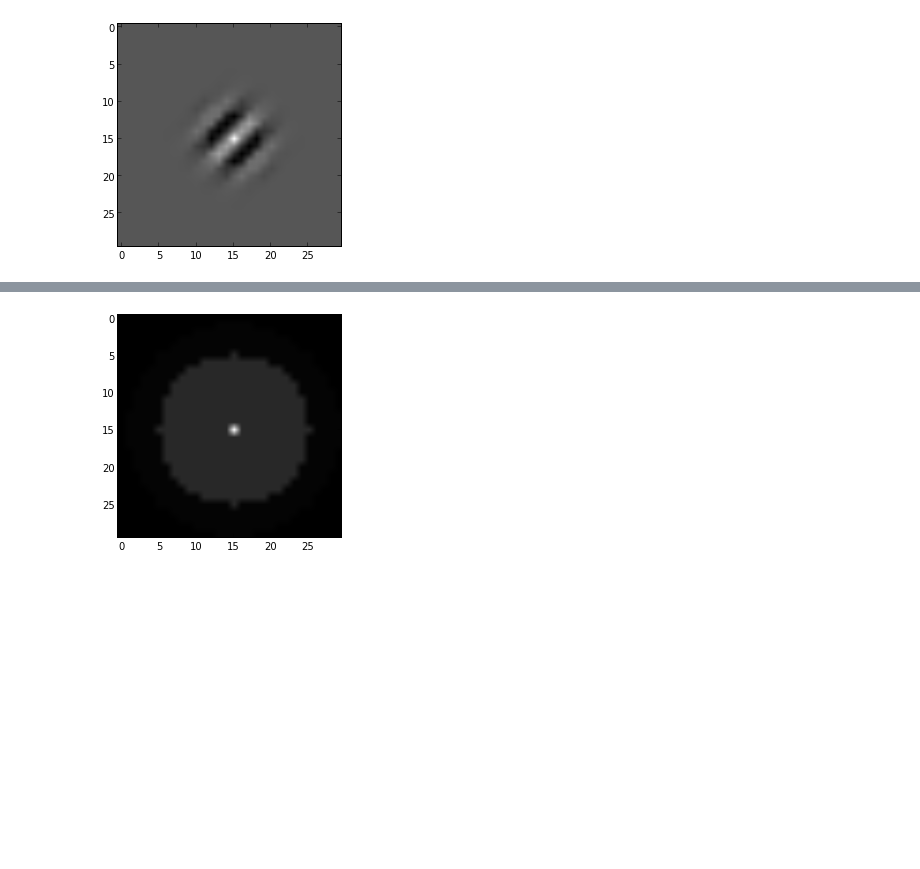
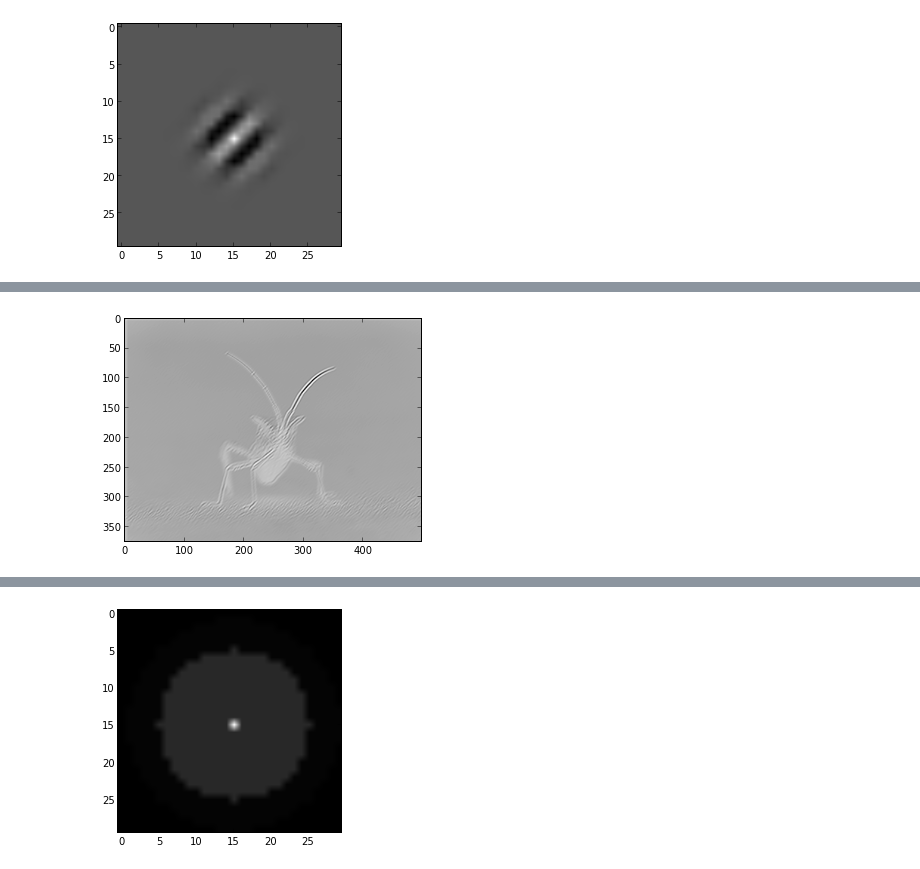
Before and after one commit to jonasnick/ReceptiveFields, a Jupyter notebook: receptiveFields.ipynb, the cells around one changed output, grey strips where cells are left out. Saved outputs shown, nothing was run; the diff lists cells and outputs as text; code cells hidden in the pictures; blank space fills up the shorter version.

```diff
--- a/receptiveFields.ipynb
+++ b/receptiveFields.ipynb
@@ -49,0 +159,6 @@ plotFilter(lambda x,y: evenGabor2D(x,y,7,1))
+# %%
+Img_bugEvenGabor = signal.convolve(bugImg,receptiveFieldMatrix(lambda x,y: evenGabor2D(x,y,5,1)), mode='same')
+# %%
+imgplot = plt.imshow(Img_bugEvenGabor, cmap=cm.Greys_r)
+# %% [output]
+[figure, added]
```
Also changed, not shown: parts of 47 cells of this notebook, 3 other files.
